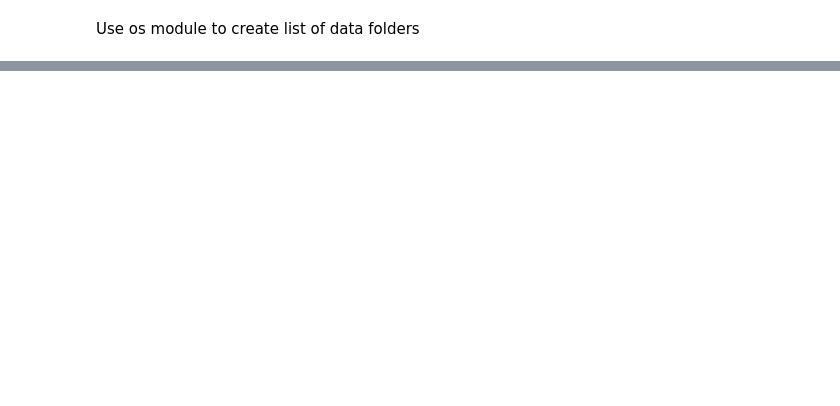
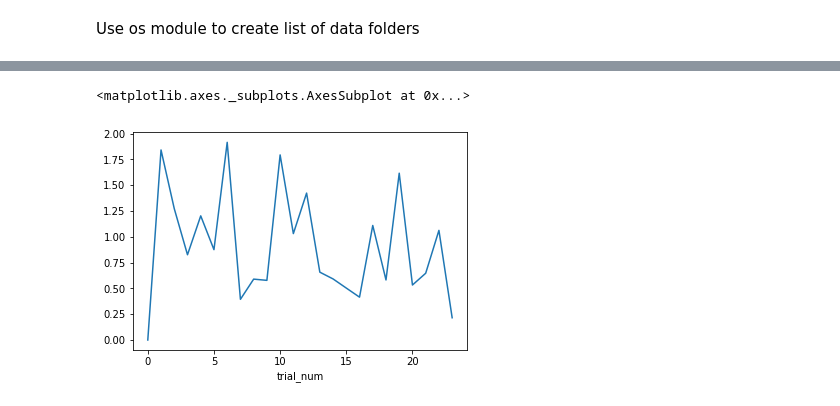
Before and after one commit to grace3999/MedPC, a Jupyter notebook: med_discounting.ipynb, the cells around one changed output, grey strips where cells are left out. Cells and saved outputs as stored; diff of their text form; code cells hidden in the pictures; blank space fills up the shorter version.

```diff
--- a/med_discounting.ipynb
+++ b/med_discounting.ipynb
@@ -250,0 +337,5 @@ def create_session_df(trial_data, bit_dic):
+# %%
+final_data[final_data['session'] == 'Shape_2'].groupby('trial_num')['right_lever_choice_latency_1st'].mean().plot()
+# %% [output]
+<matplotlib.axes._subplots.AxesSubplot at 0x...>
+[figure, added]
```
Also changed, not shown: parts of 20 cells of this notebook.
